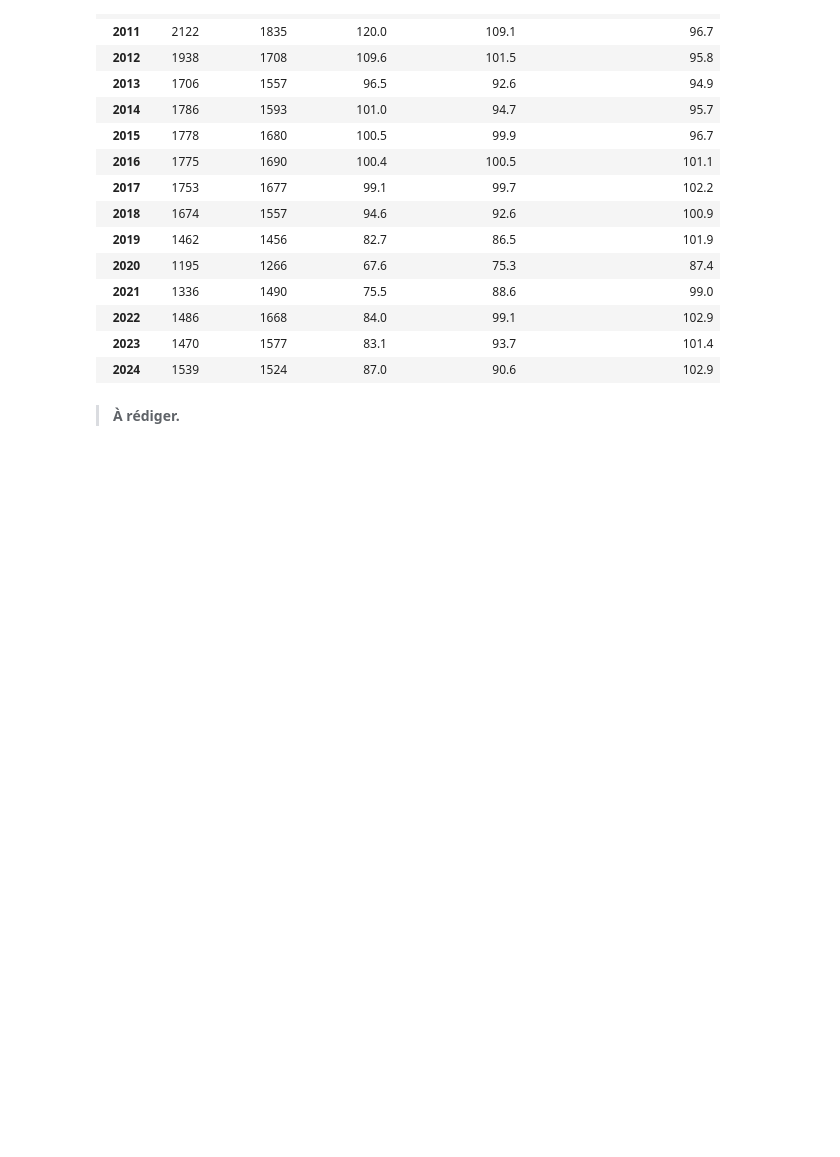
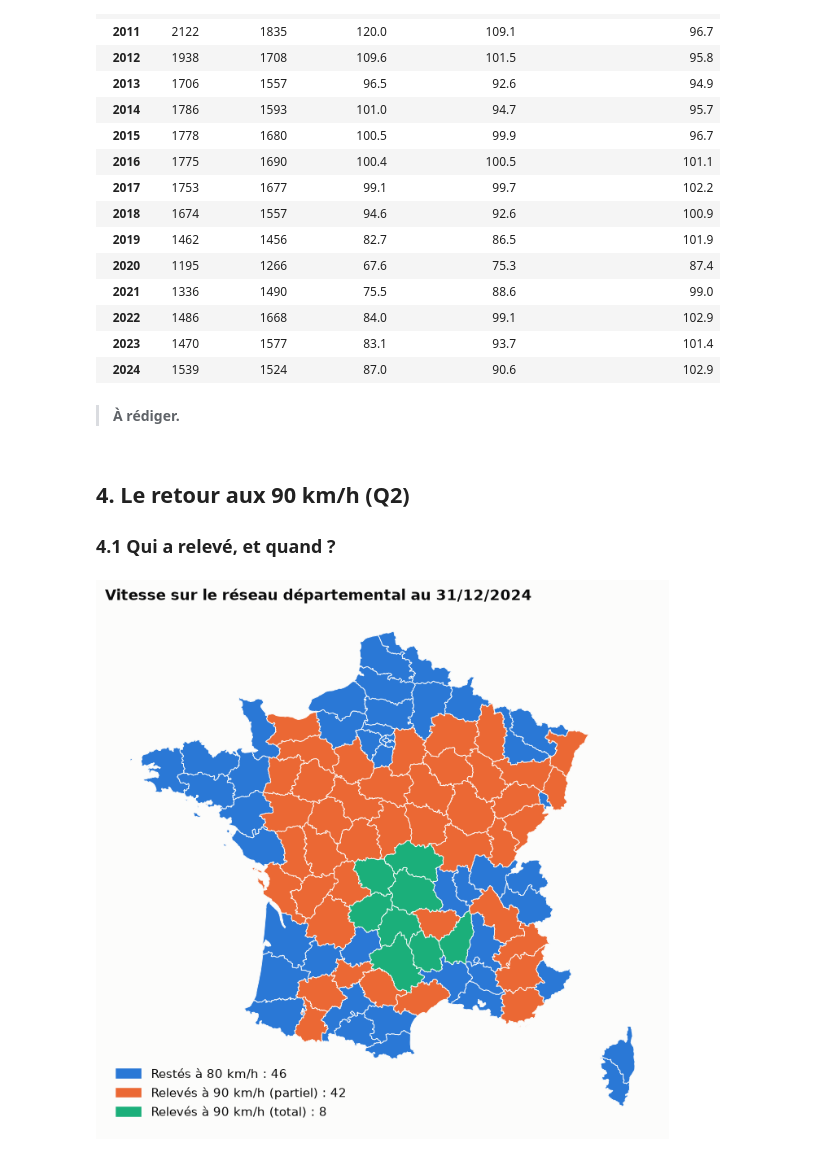
Before and after one commit to heloisegonon/projet-80kmh, a Jupyter notebook: main.ipynb, the cells around one changed output. Cells and saved outputs as stored; diff of their text form; code cells hidden in the pictures; blank space fills up the shorter version.

```diff
--- a/main.ipynb
+++ b/main.ipynb
@@ -208,3 +208,11 @@ display(bilan[["tues_80", "tues_temoin", "indice_tues_80", "indice_tues_temoin",
 | 2024 | 1539 | 1524 | 87.0 | 90.6 | 102.9 |
 # %% [markdown]
 > **À rédiger.**
+# %% [markdown]
+## 4. Le retour aux 90 km/h (Q2)
+
+### 4.1 Qui a relevé, et quand ?
+# %%
+gr.carte_groupes(contours, groupes[["code_dep", "groupe"]]);
+# %% [output]
+[figure, added]
```
Also changed, not shown: parts of 8 cells of this notebook, 1 other file.
